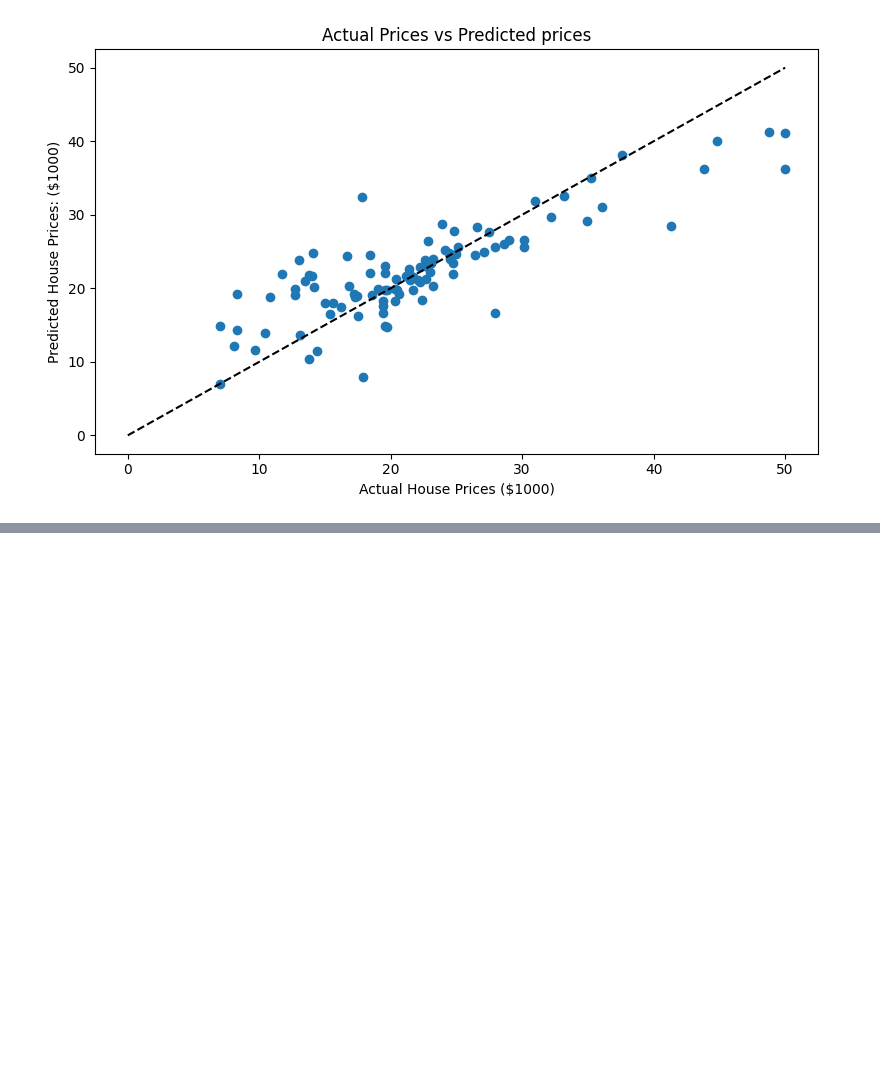
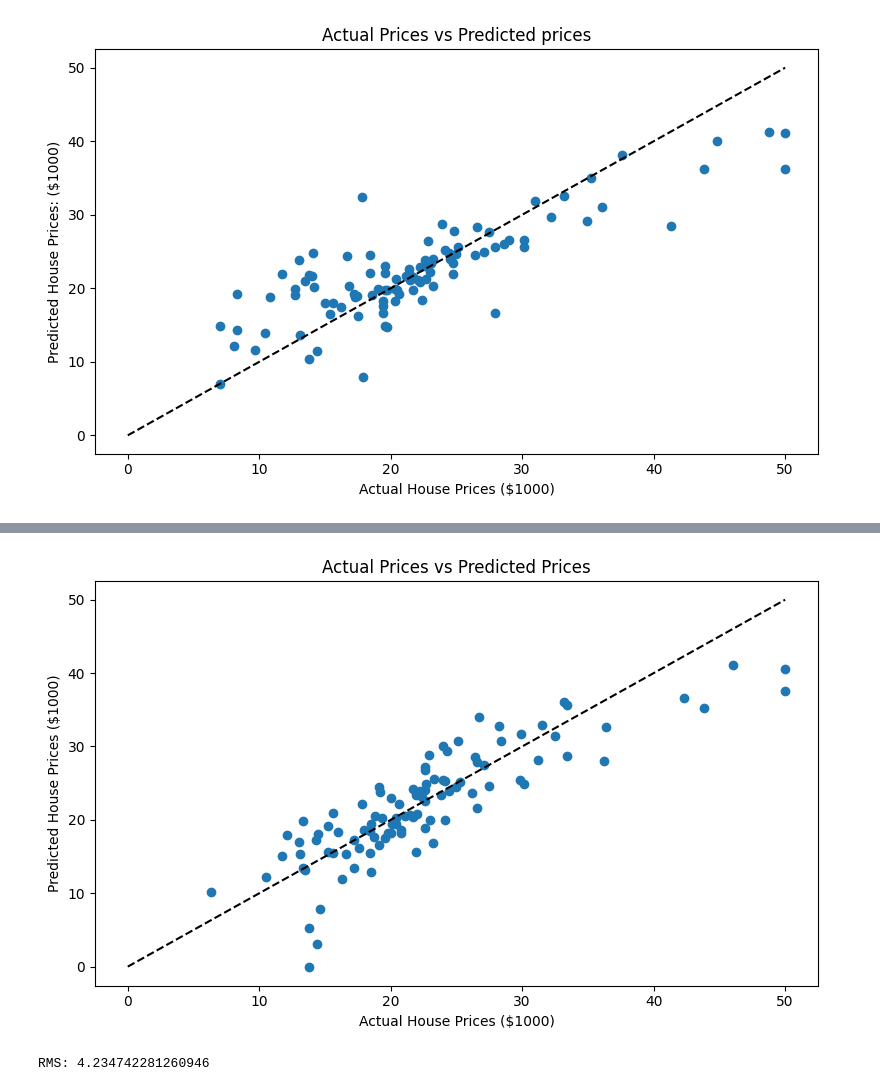
Before and after one commit to nangnguyen1204/data-ML-VTI2310, a Jupyter notebook: lesson6-linear-regression-model-1varriable/nang_ml_linear_boston (2).ipynb, the cells around one changed output, grey strips where cells are left out. Drawn from its saved outputs; the diff is of its cells as text; code cells hidden in the pictures; blank space fills up the shorter version.

```diff
--- a/lesson6-linear-regression-model-1varriable/nang_ml_linear_boston (1).ipynb
+++ b/lesson6-linear-regression-model-1varriable/nang_ml_linear_boston (2).ipynb
@@ -459,0 +592,21 @@ plt.tight_layout();
+# %%
+plt.figure(figsize = (8,5)) # tạo figure có kích thước 8x5
+plt.scatter(y_test, y_pred)
+# tạo đồ thị scatter có cột x là y_test, cột y là y_pred
+plt.plot([0,50], [0,50], "--k")
+# vẽ đường nét đứt từ (0,0) tới (50,50)
+plt.axis('tight')
+# tự điều chỉnh giới hạn trục biểu đồ khít với điểm dữ liệu
+plt.xlabel("Actual House Prices ($1000)")
+plt.ylabel("Predicted House Prices ($1000)")
+plt.title("Actual Prices vs Predicted Prices")
+
+plt.tight_layout()
+#điều chỉnh bố cục , đảm bảo các ô cách đều và hợp lí
+# %% [output]
+[figure, added]
+# %%
+print("RMS: %r " % np.sqrt(np.mean((y_test - y_pred) ** 2)))
+# tính RMS
+# %% [output]
+RMS: 4.234742281260946
```
Also changed, not shown: parts of 45 cells of this notebook.
